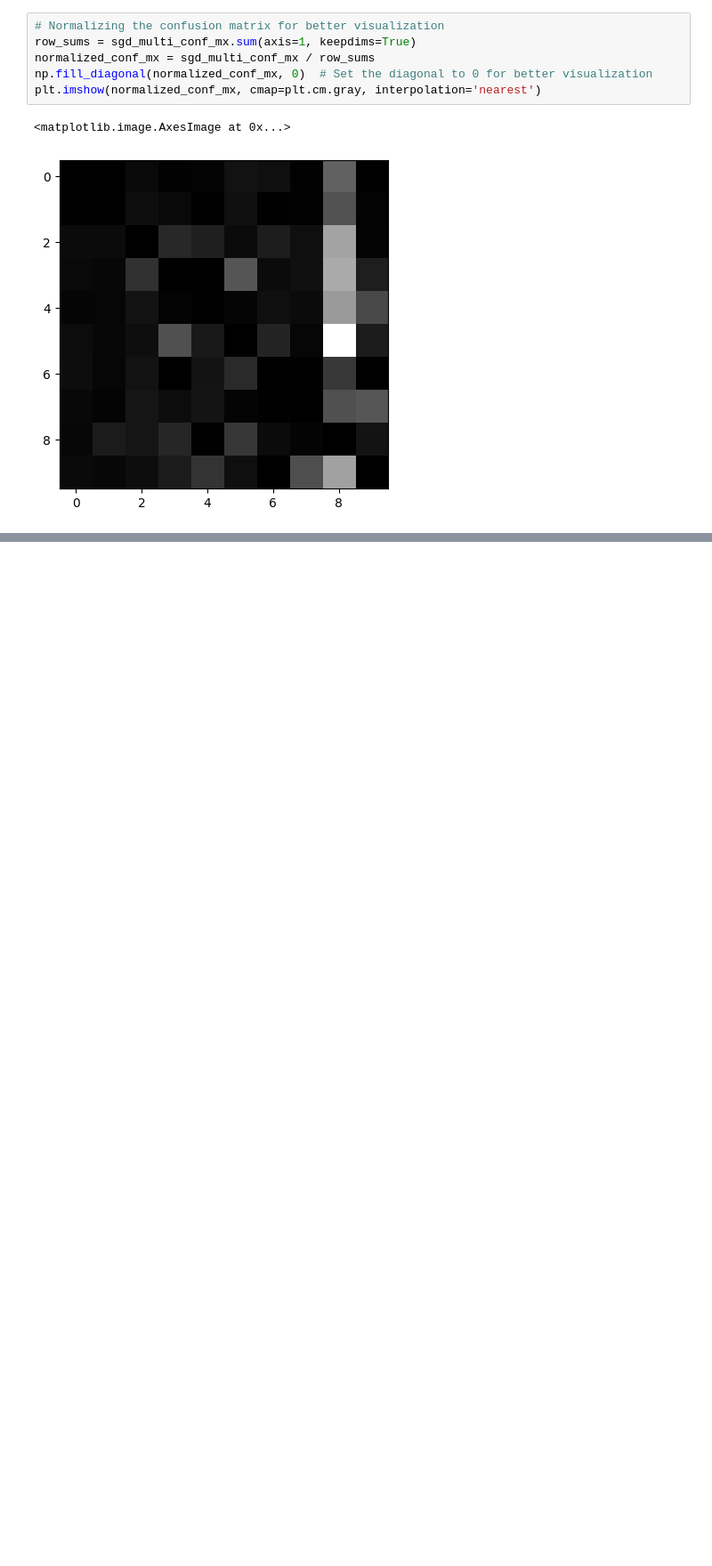
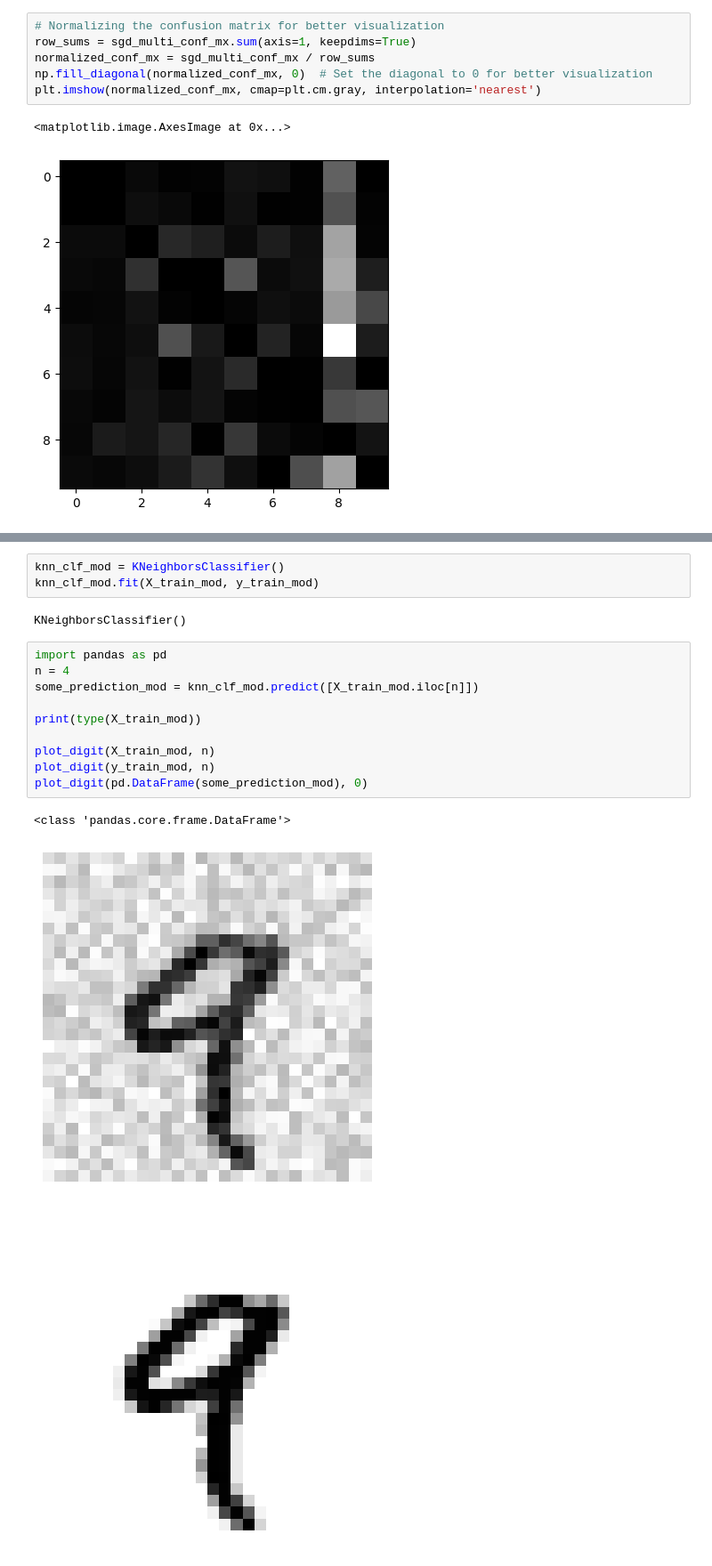
Before and after one commit to VanshSinghavi/Machine-Learning-Basics, a Jupyter notebook: mnist.ipynb, the cells around one changed output, grey strips where cells are left out. Shown at 89% size. Drawn from its saved outputs; the diff is of its cells as text; blank space fills up the shorter version.

```diff
--- a/mnist.ipynb
+++ b/mnist.ipynb
@@ -468,0 +509,19 @@ TypeError: plot_digit() got an unexpected keyword argument 'images_per_row'
+# %%
+knn_clf_mod = KNeighborsClassifier()
+knn_clf_mod.fit(X_train_mod, y_train_mod)
+# %% [output]
+KNeighborsClassifier()
+# %%
+import pandas as pd
+n = 4
+some_prediction_mod = knn_clf_mod.predict([X_train_mod.iloc[n]])
+
+print(type(X_train_mod))
+
+plot_digit(X_train_mod, n)
+plot_digit(y_train_mod, n)
+plot_digit(pd.DataFrame(some_prediction_mod), 0)
+# %% [output]
+<class 'pandas.core.frame.DataFrame'>
+[figure, added]
+[figure, added]
```
Also changed, not shown: parts of 11 cells of this notebook.
